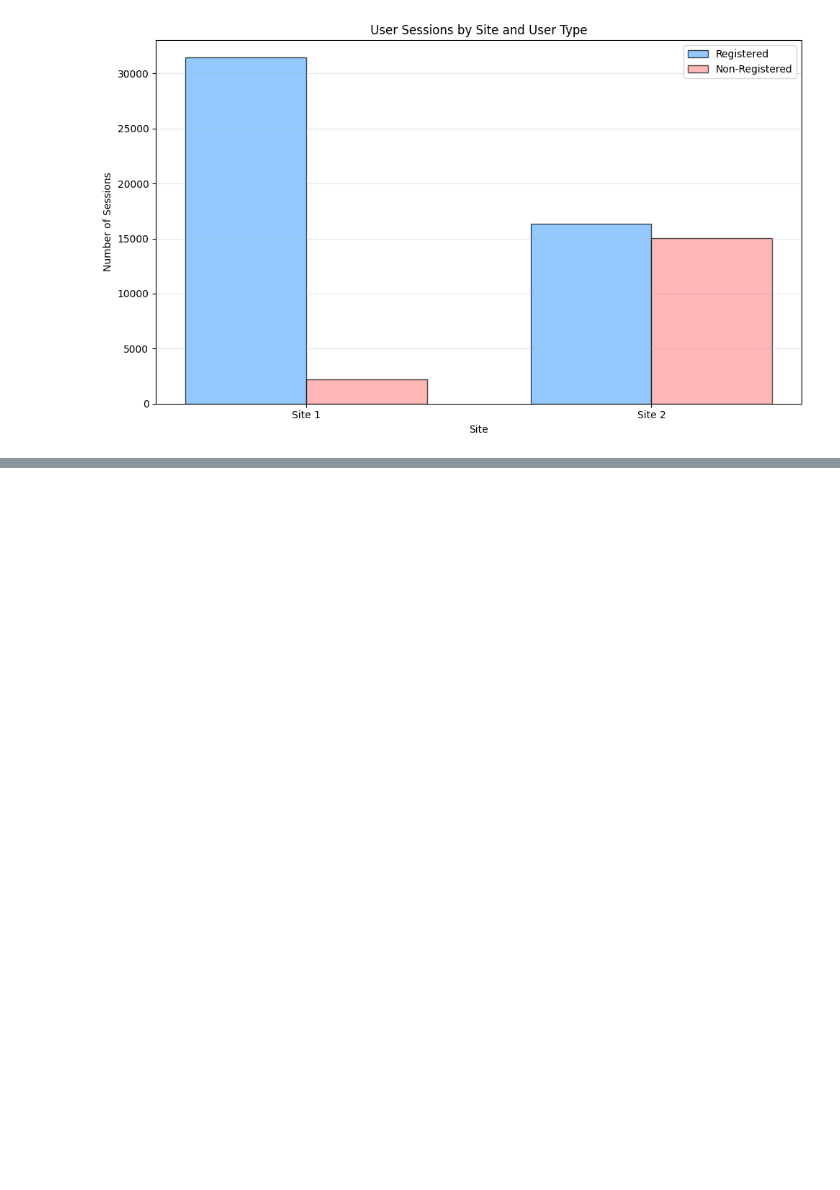
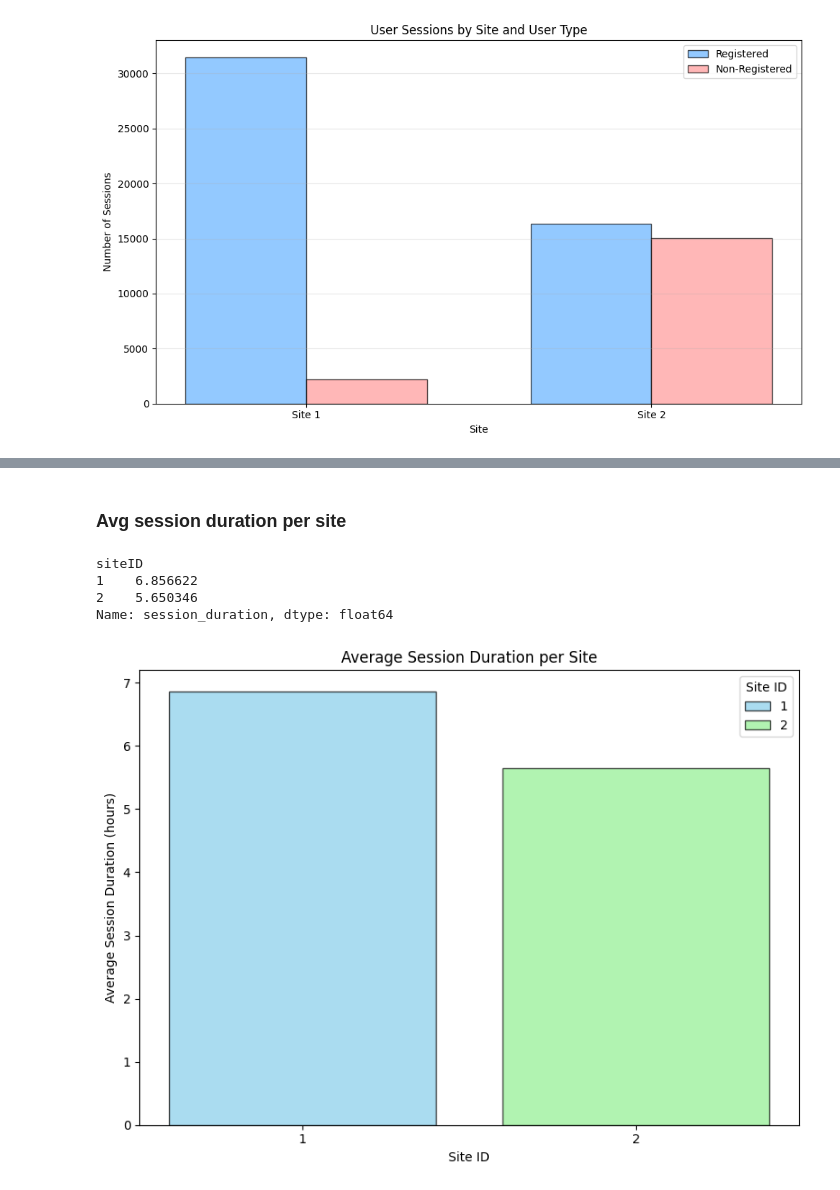
Before and after one commit to lbaudenb/AA_Team_6, a Jupyter notebook: notebooks/02_descriptives.ipynb, the cells around one changed output, grey strips where cells are left out. Drawn from its saved outputs; the diff is of its cells as text; code cells hidden in the pictures; blank space fills up the shorter version.

```diff
--- a/notebooks/02_descriptives.ipynb
+++ b/notebooks/02_descriptives.ipynb
@@ -916,0 +1019,30 @@ plt.show()
+# %% [markdown]
+### Avg session duration per site
+# %%
+def avg_session_duration_site(df):
+    avg_duration = df.groupby(['siteID'])['session_duration'].mean()
+    return avg_duration
+
+avg_duration_site = avg_session_duration_site(df)
+print(avg_duration_site)
+
+plt.figure(figsize=(8, 6))
+bars = plt.bar(
+    avg_duration_site.index.astype(str),
+    avg_duration_site.values,
+    color=['#87CEEB', '#90EE90'],
+    alpha=0.7,
+    edgecolor='black'
+ )
+plt.xlabel('Site ID')
+plt.ylabel('Average Session Duration (hours)')
+plt.title('Average Session Duration per Site')
+plt.legend(bars, avg_duration_site.index.astype(str), title='Site ID')
+plt.tight_layout()
+plt.show()
+# %% [output]
+siteID
+1    6.856622
+2    5.650346
+Name: session_duration, dtype: float64
+[figure, added]
```
Also changed, not shown: parts of 5 cells of this notebook.
